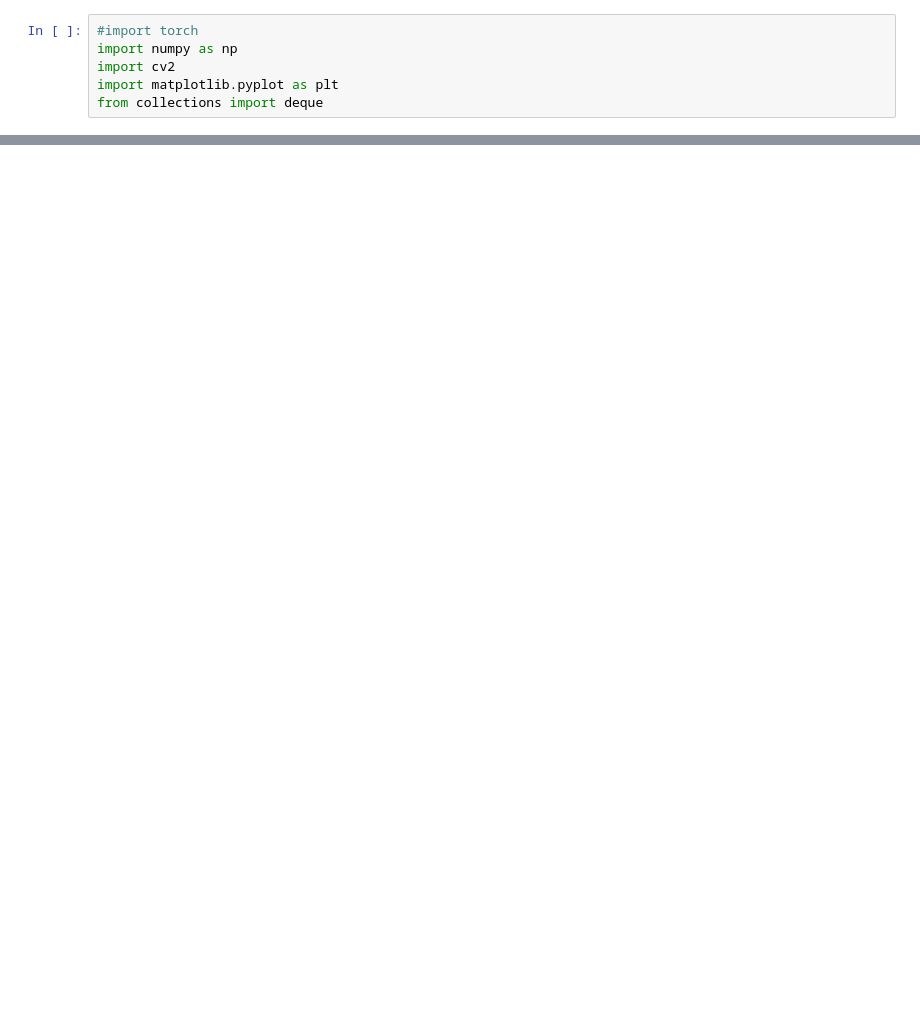
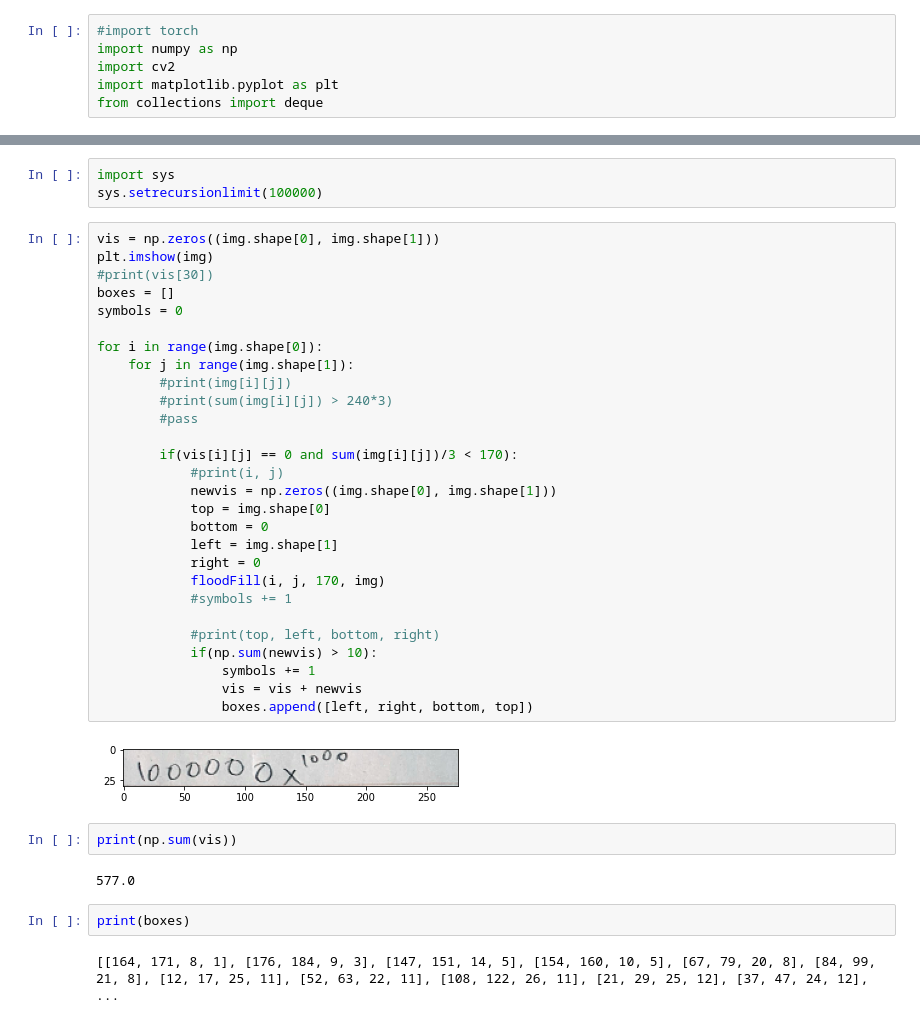
Before and after one commit to scrge-ai/polyonmialModel, a Jupyter notebook: visual-model.ipynb, the cells around one changed output, grey strips where cells are left out. Cells and saved outputs as stored; diff of their text form; blank space fills up the shorter version.

```diff
--- a/visual-model.ipynb
+++ b/visual-model.ipynb
@@ -52,0 +81,41 @@ NameError: name 'model' is not defined
+# %%
+import sys
+sys.setrecursionlimit(100000)
+# %%
+vis = np.zeros((img.shape[0], img.shape[1]))
+plt.imshow(img)
+#print(vis[30])
+boxes = []
+symbols = 0
+
+for i in range(img.shape[0]):
+    for j in range(img.shape[1]):
+        #print(img[i][j])
+        #print(sum(img[i][j]) > 240*3)
+        #pass
+
+        if(vis[i][j] == 0 and sum(img[i][j])/3 < 170):
+            #print(i, j)
+            newvis = np.zeros((img.shape[0], img.shape[1]))
+            top = img.shape[0]
+            bottom = 0
+            left = img.shape[1]
+            right = 0
+            floodFill(i, j, 170, img)
+            #symbols += 1
+
+            #print(top, left, bottom, right)
+            if(np.sum(newvis) > 10):
+                symbols += 1
+                vis = vis + newvis
+                boxes.append([left, right, bottom, top])
+# %% [output]
+[figure, added]
+# %%
+print(np.sum(vis))
+# %% [output]
+577.0
+# %%
+print(boxes)
+# %% [output]
+[[164, 171, 8, 1], [176, 184, 9, 3], [147, 151, 14, 5], [154, 160, 10, 5], [67, 79, 20, 8], [84, 99, 21, 8], [12, 17, 25, 11], [52, 63, 22, 11], [108, 122, 26, 11], [21, 29, 25, 12], [37, 47, 24, 12], ...
```
Also changed, not shown: parts of 7 cells of this notebook.
